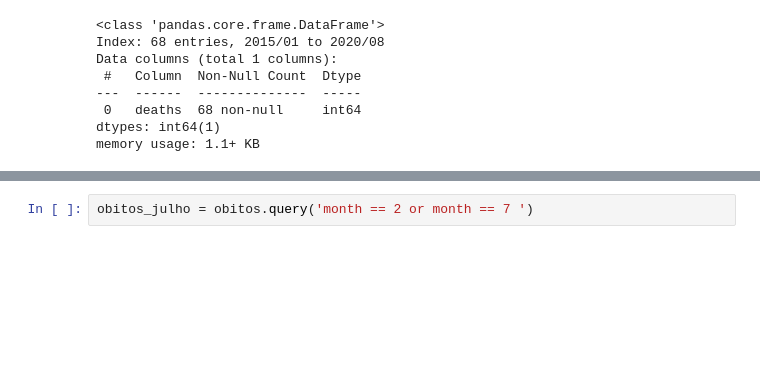
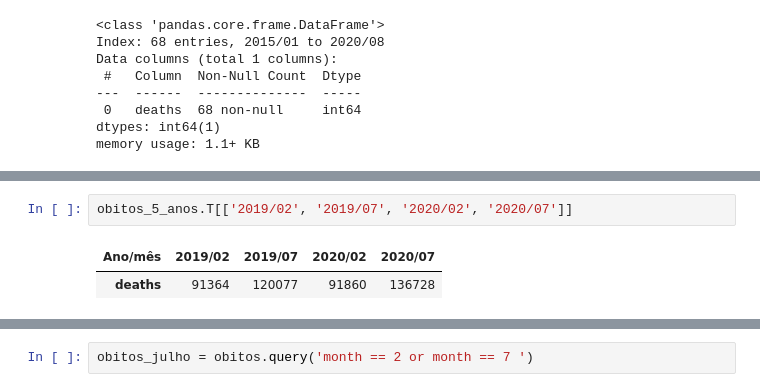
Before and after one commit to avellar1975/DataScience, a Jupyter notebook: jupyter_notebooks/Evandro_Ferreira_de_Avellar.ipynb, the cells around one changed output, grey strips where cells are left out. Cells and saved outputs as stored; diff of their text form; blank space fills up the shorter version.

```diff
--- a/jupyter_notebooks/Evandro_Ferreira_de_Avellar.ipynb
+++ b/jupyter_notebooks/Evandro_Ferreira_de_Avellar.ipynb
@@ -199,0 +166,5 @@ plt.show()
+# %%
+obitos_5_anos.T[['2019/02', '2019/07', '2020/02', '2020/07']]
+# %% [output]
+| Ano/mês | 2019/02 | 2019/07 | 2020/02 | 2020/07 |
+| deaths | 91364 | 120077 | 91860 | 136728 |
```
Also changed, not shown: parts of 23 cells of this notebook.
